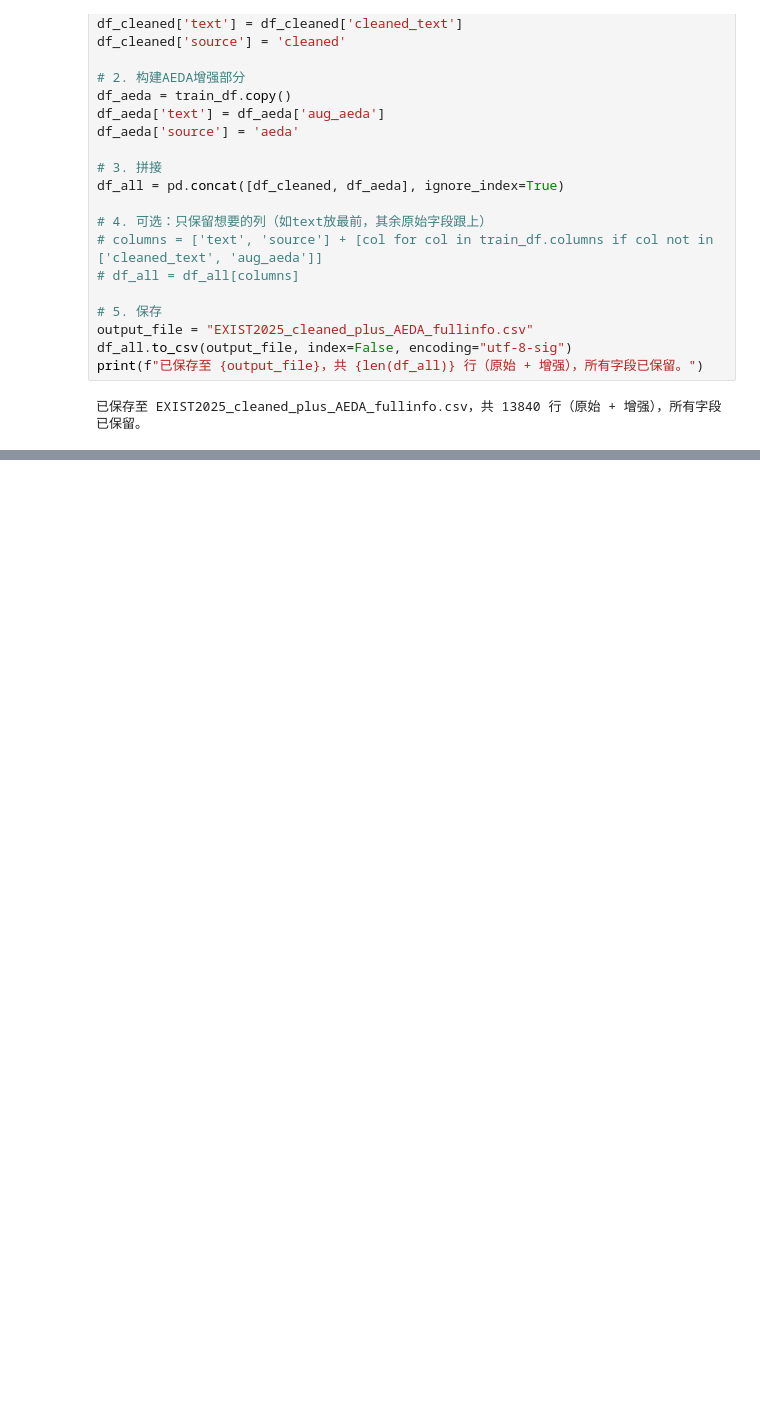
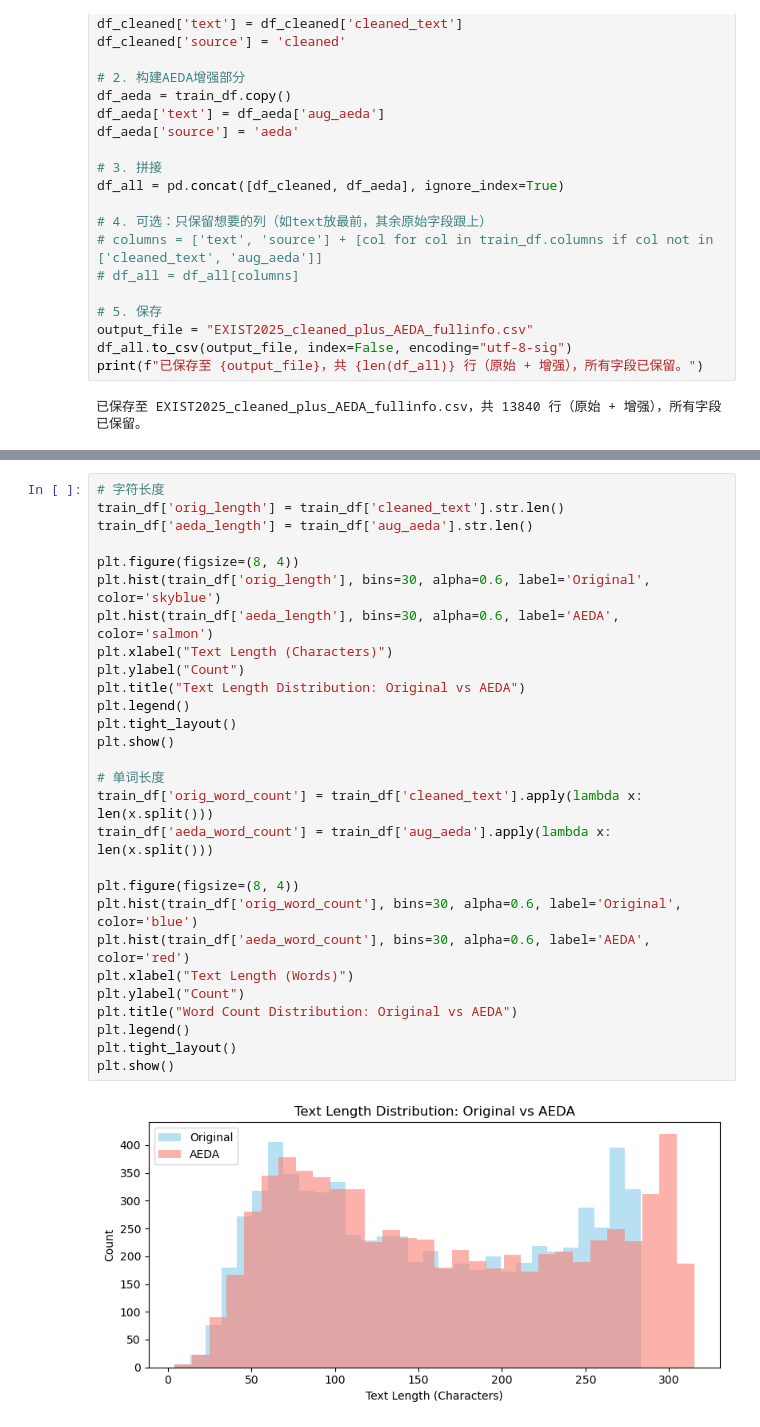
Before and after one commit to ponkpook/nlp_practical_2025_sEXism, a Jupyter notebook: data_cleaning.ipynb, the cells around one changed output, grey strips where cells are left out. Cells and saved outputs as stored; diff of their text form; blank space fills up the shorter version.

```diff
--- a/data_cleaning.ipynb
+++ b/data_cleaning.ipynb
@@ -515,0 +526,30 @@ print(f"已保存至 {output_file}，共 {len(df_all)} 行（原始 + 增强）
+# %%
+# 字符长度
+train_df['orig_length'] = train_df['cleaned_text'].str.len()
+train_df['aeda_length'] = train_df['aug_aeda'].str.len()
+
+plt.figure(figsize=(8, 4))
+plt.hist(train_df['orig_length'], bins=30, alpha=0.6, label='Original', color='skyblue')
+plt.hist(train_df['aeda_length'], bins=30, alpha=0.6, label='AEDA', color='salmon')
+plt.xlabel("Text Length (Characters)")
+plt.ylabel("Count")
+plt.title("Text Length Distribution: Original vs AEDA")
+plt.legend()
+plt.tight_layout()
+plt.show()
+
+# 单词长度
+train_df['orig_word_count'] = train_df['cleaned_text'].apply(lambda x: len(x.split()))
+train_df['aeda_word_count'] = train_df['aug_aeda'].apply(lambda x: len(x.split()))
+
+plt.figure(figsize=(8, 4))
+plt.hist(train_df['orig_word_count'], bins=30, alpha=0.6, label='Original', color='blue')
+plt.hist(train_df['aeda_word_count'], bins=30, alpha=0.6, label='AEDA', color='red')
+plt.xlabel("Text Length (Words)")
+plt.ylabel("Count")
+plt.title("Word Count Distribution: Original vs AEDA")
+plt.legend()
+plt.tight_layout()
+plt.show()
+# %% [output]
+[figure, added]
```
Also changed, not shown: parts of 16 cells of this notebook, 2 other files.
